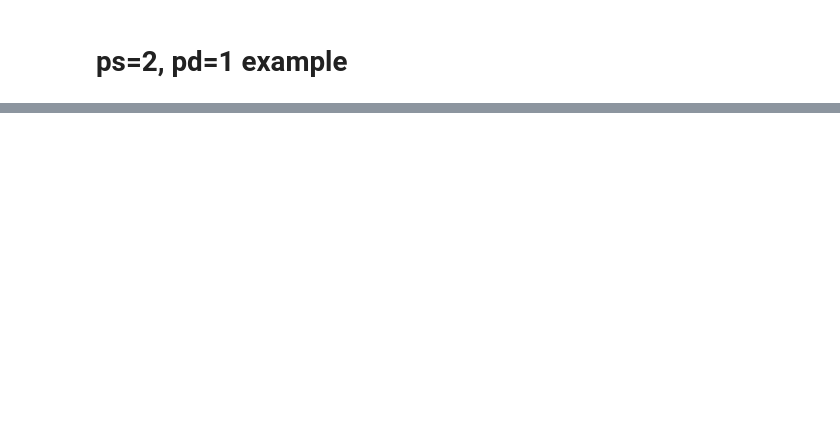
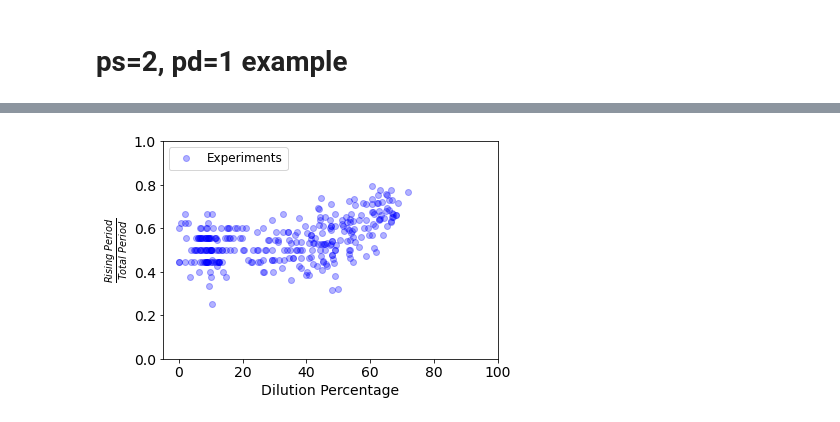
Before and after one commit to ftavella/cell-cycle-modeling, a Jupyter notebook: figures/supp_modeling_figs.ipynb, the cells around one changed output, grey strips where cells are left out. Cells and saved outputs as stored; diff of their text form; code cells hidden in the pictures; blank space fills up the shorter version.

```diff
--- a/figures/supp_modeling_figs.ipynb
+++ b/figures/supp_modeling_figs.ipynb
@@ -52,0 +125,31 @@ plt.show()
+# %%
+import matplotlib as mpl
+fig1 = plt.figure(1)
+ax1 = fig1.gca()
+
+ax1.tick_params(labelsize=14)
+ax1.set_xlim([-5, 100])
+ax1.set_xlabel('Dilution Percentage', fontsize=14)
+ax1.set_ylabel(r'$\frac{Rising \ Period}{Total \ Period}$', fontsize=14)
+
+
+# Experimental Data
+exp_path = '../experimental_data/dilution_period/01_06_21_0uM-Cdc25.txt'
+aux = pd.read_csv(exp_path)
+cycle = 2
+points = aux[['cycleID','dilutionPer','periodPeak','timeLeft','timeRight']].dropna()
+xdata = points.loc[aux['cycleID'] == cycle]['dilutionPer']
+ydata = points.loc[aux['cycleID'] == cycle]['periodPeak']
+rdata = points.loc[aux['cycleID'] == cycle]['timeLeft']
+fdata = points.loc[aux['cycleID'] == cycle]['timeRight']
+factor_data = (rdata - fdata)# /(rdata + fdata)
+factor_data = rdata/(rdata + fdata)
+
+ax1.plot(xdata, factor_data, 'o', rasterized=True,
+        alpha = 0.3, color='b', zorder=0, label = 'Experiments' )
+ax1.set_ylim([0,1])
+ax1.legend(loc='upper left', fontsize=12, ncol=2)#, bbox_to_anchor=(1.1, 1.0))
+# plt.savefig('./SVGs/supp_ps_2_pd_1.svg', format='svg', bbox_inches='tight')
+plt.savefig('./PNGs/supp_rising_tot_exp.png', format='png', bbox_inches='tight', dpi=300)
+# %% [output]
+[figure, added]
```
Also changed, not shown: parts of 7 cells of this notebook.
